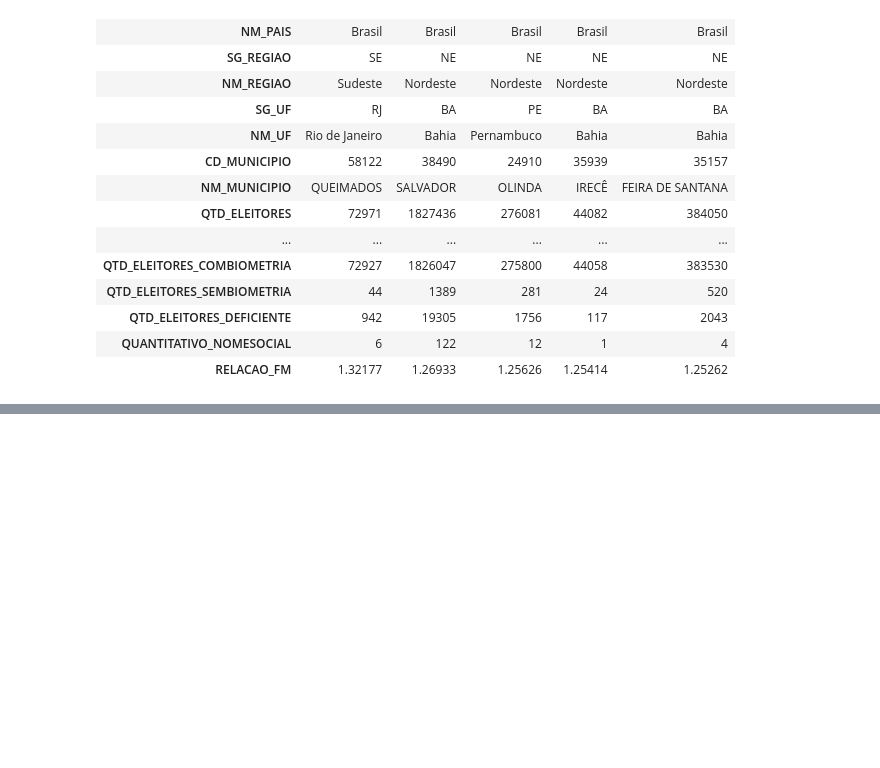
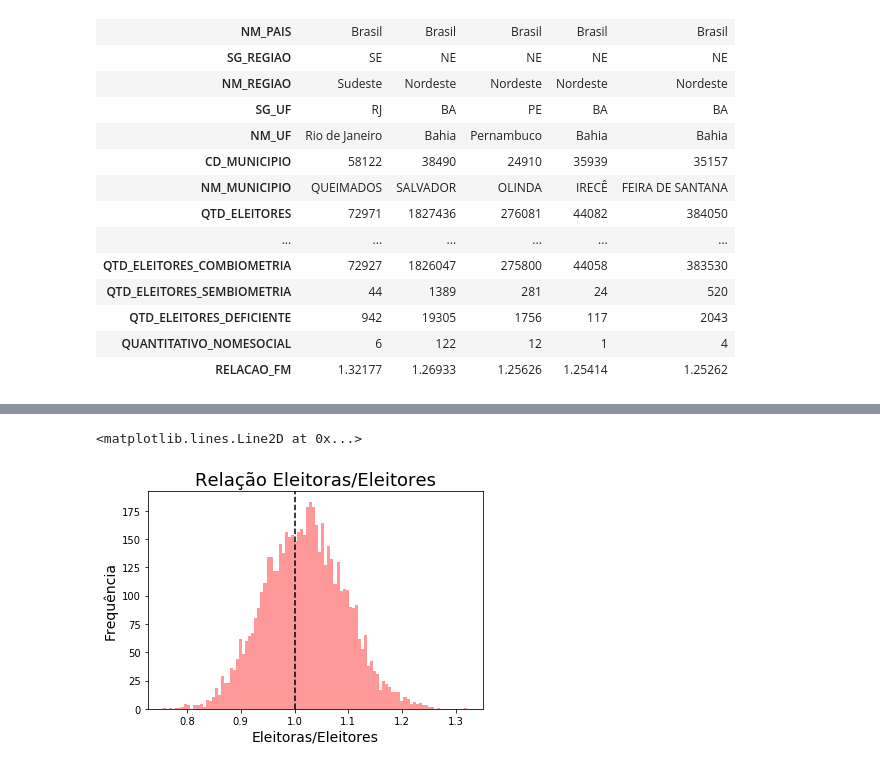
Before and after one commit to diegopmayer/dados-eleitores-TSE, a Jupyter notebook: eleitorado_brasileiro.ipynb, the cells around one changed output, grey strips where cells are left out. Saved outputs shown, nothing was run; the diff lists cells and outputs as text; code cells hidden in the pictures; blank space fills up the shorter version.

```diff
--- a/eleitorado_brasileiro.ipynb
+++ b/eleitorado_brasileiro.ipynb
@@ -209,0 +260,12 @@ df_brasil.nlargest(5, 'RELACAO_FM').T
+# %%
+# plotar a distribuição da relação F/M
+sns.distplot(df_brasil['RELACAO_FM'], bins=100, color='red', kde=False)
+
+# stilizando
+plt.title('Relação Eleitoras/Eleitores', fontsize=18)
+plt.xlabel('Eleitoras/Eleitores', fontsize=14)
+plt.ylabel('Frequência', fontsize=14)
+plt.axvline(1.0, color='black', linestyle='--')
+# %% [output]
+<matplotlib.lines.Line2D at 0x...>
+[figure, added]
```
Also changed, not shown: parts of 8 cells of this notebook.
